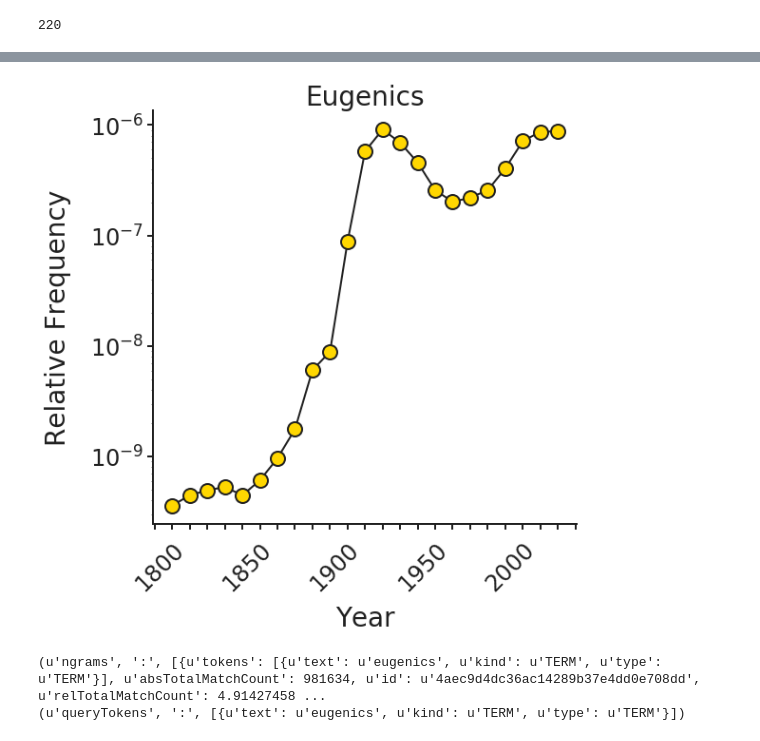
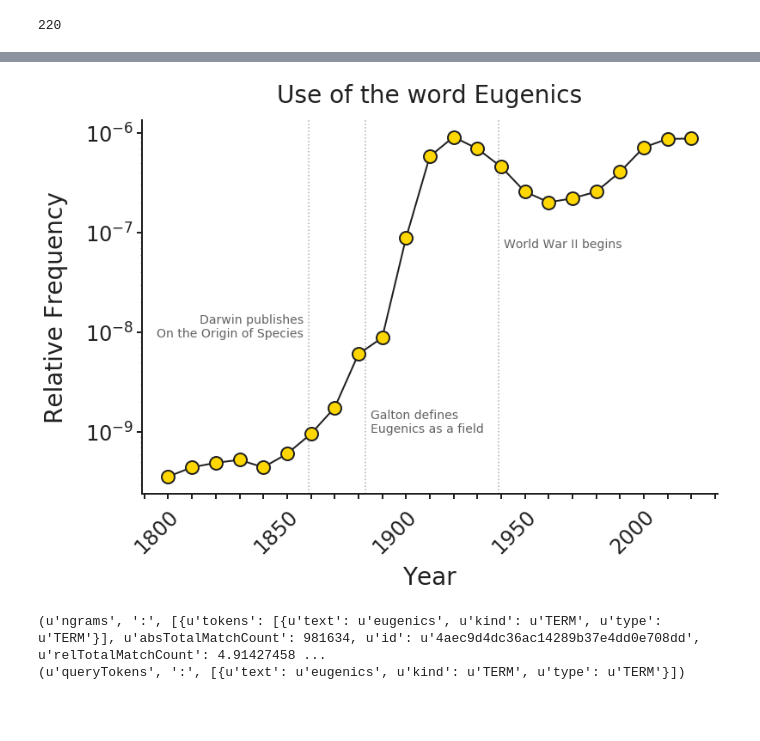
Before and after one commit to robertnward/histwords, a Jupyter notebook: eugenics_diachronic.ipynb, the cells around one changed output, grey strips where cells are left out. Saved outputs shown, nothing was run; the diff lists cells and outputs as text; code cells hidden in the pictures; blank space fills up the shorter version.

```diff
--- a/eugenics_diachronic.ipynb
+++ b/eugenics_diachronic.ipynb
@@ -110,7 +82,7 @@ def plotNgramFrequency(word,year_0,year_n):
     response = requests.get(url=url, params=query_params)
 
 
-    fig, ax = plt.subplots(figsize=(8,8))
+    fig, ax = plt.subplots(figsize=(12,8))
 
     a = range(year_0,year_n+1,10)
     out = ast.literal_eval(json.dumps(response.json()))[0]#['timeseries']
@@ -127,36 +99,47 @@ def plotNgramFrequency(word,year_0,year_n):
     from matplotlib.ticker import (MultipleLocator, AutoMinorLocator)
     ax.xaxis.set_minor_locator(MultipleLocator(10))
     ax.spines['top'].set_visible(False)
     ax.spines['right'].set_visible(False)
     ax.spines['left'].set_visible(True)
     ax.spines['bottom'].set_visible(True)
     ax.tick_params(bottom=True, left=True)
 #    y_min = floor(min(time_sims.values()*10))/10
  #   y_max = ceil(max(time_sims.values())*10)/10 + 0.01
  #   ax.set_ylim((y_min,y_max))
   #  ax.set_yticks(map(lambda x: x/100.0, range(int(y_min*100),int(y_max*100),10)))
 
     ax.xaxis.set_tick_params(width=thicc,length=thicc*3)
     ax.yaxis.set_tick_params(width=thicc,length=thicc*3)
     ax.xaxis.set_tick_params(width=thicc,which='minor',length=thicc*3)
-    plt.axhline(0,zorder=1,color="0.125",linestyle='dotted')
+    plt.axvline(x=1859,zorder=1,color="0.525",linestyle='dotted',alpha=0.7)
+    plt.annotate("Darwin publishes\nOn the Origin of Species",xy=(1857,0.000000009),fontsize=14,ha='right',alpha=0.7)
+
+    plt.axvline(x=1883,zorder=1,color="0.525",linestyle='dotted',alpha=0.7)
+    plt.annotate("Galton defines\nEugenics as a field",xy=(1885,0.000000001),fontsize=14,ha='left',alpha=0.7)
+
+    plt.axvline(1939,zorder=1,color="0.525",linestyle='dotted',alpha=0.7)
+    plt.annotate("World War II begins",xy=(1941,0.00000007),fontsize=14,ha='left',alpha=0.7)
+
+    #plt.ylim((10**-10,10**-5))
     plt.yticks(fontsize=24)
 
     plt.xticks(fontsize=24)
     plt.yscale('log')
 
     #plt.yticks()
     for axis in ['top','bottom','left','right']:
         ax.spines[axis].set_linewidth(thicc)
-    plt.title(str(word).title(),fontsize=28)
+    plt.title("Use of the word " + str(word).title(),fontsize=28,pad=20)
+
     ax.set_axisbelow(True)
     ax.yaxis.grid(False)
     ax.xaxis.grid(False)
+    plt.savefig('eugenics_relative_frequency.png',bbox_inches='tight',dpi=300)
     return plt.show()
 
 plotNgramFrequency('eugenics',1800,2020)
 # %% [output]
-[figure, old version]
+[figure, new version]
 # %%
 for key in response.json():
     print(key,":", response.json()[key])
```
Also changed, not shown: parts of 19 cells of this notebook, 27 other files.
